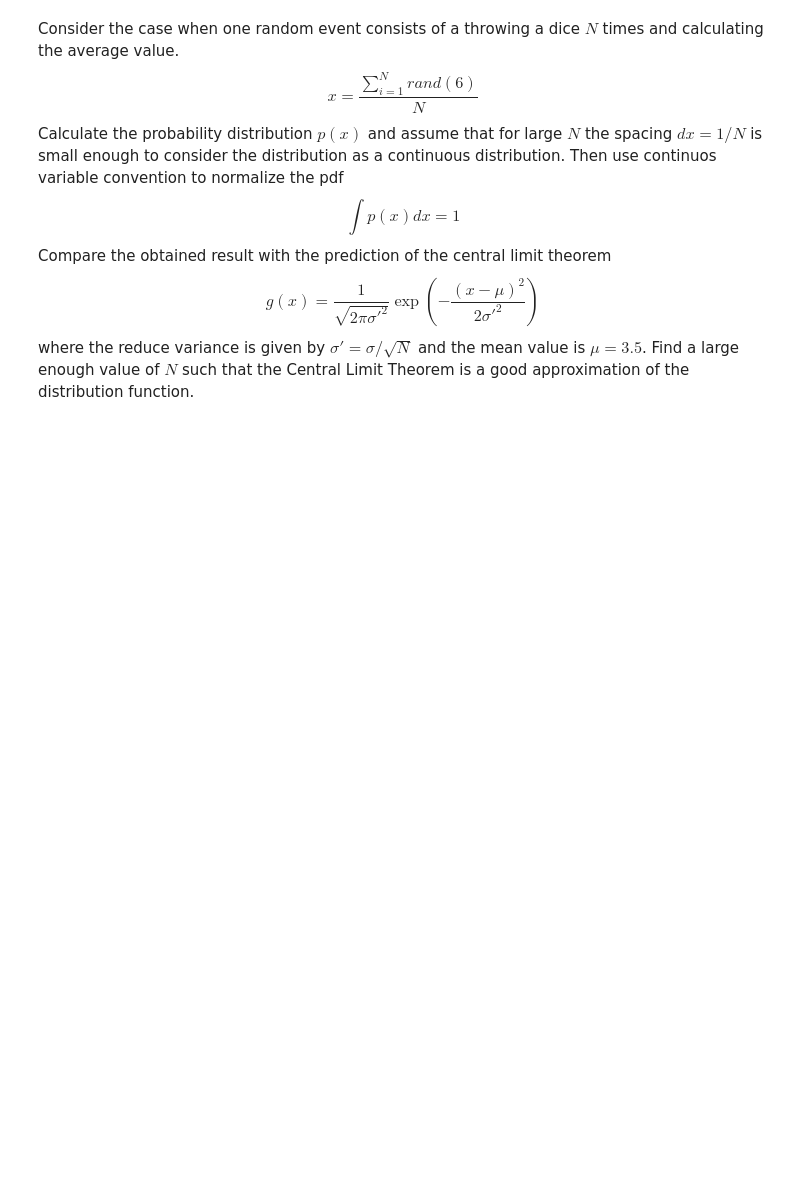
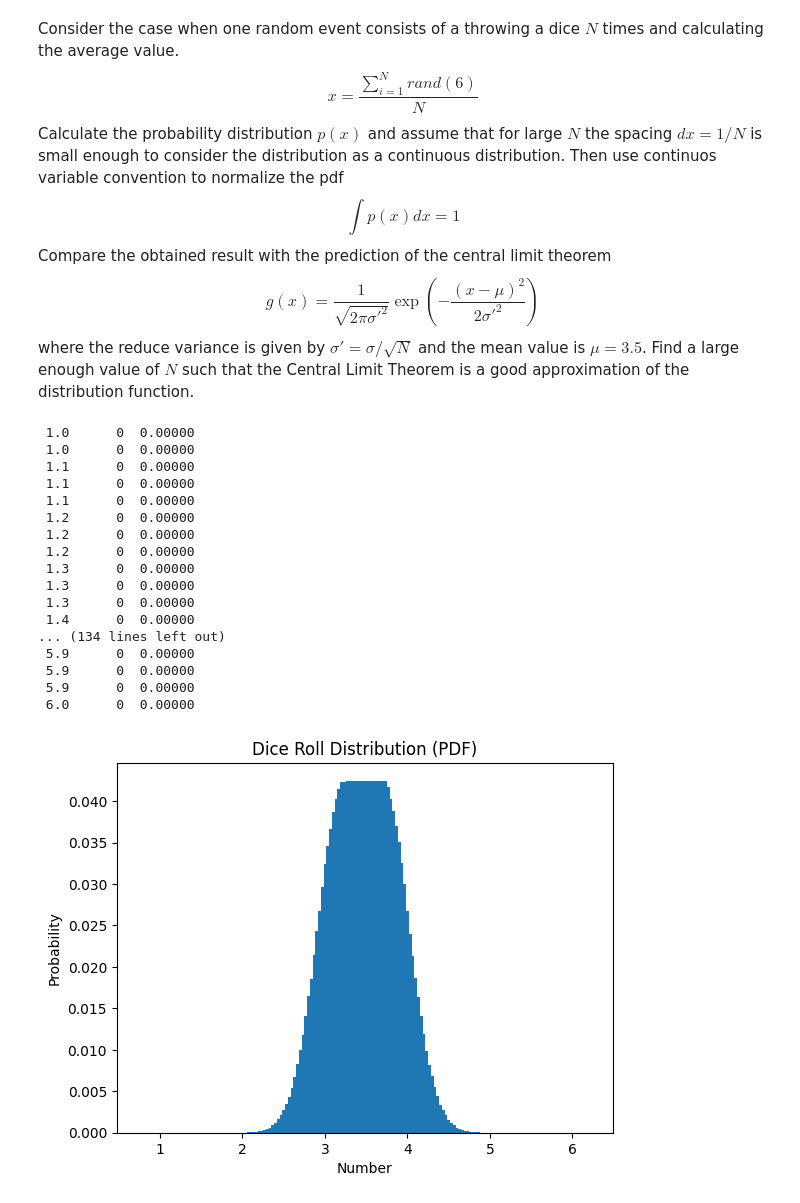
Before and after one commit to giacomocalabria/Stochastic-Methods-UPC, a Jupyter notebook: W1/Untitled-1.ipynb, the cells around one changed output. Cells and saved outputs as stored; diff of their text form; code cells hidden in the pictures; blank space fills up the shorter version.

```diff
--- a/W1/Untitled-1.ipynb
+++ b/W1/Untitled-1.ipynb
@@ -42,6 +49,8 @@ Consider the case when one random event consist of throwind a dice twice. Calcul
 # %%
-import numpy as np
 N = 1000000
+
+# Define the array to store the dice outcomes
+dice_outcome = np.zeros(N)
 
 for i in range(N):
     a = random.randint(1, 6)
@@ -99,3 +94,55 @@ std_dev = np.std(dice_rolls)
+# %%
+N = 1000000
+
+W = 30
+
+# Define the array to store the dice outcomes
+dice_outcome = np.zeros(N)
+dice_rolls = np.zeros(W)
+
+for i in range(N):
+    for j in range(W):
+        dice_rolls[j] = random.randint(1, 6)
+    dice_outcome[i] = np.mean(dice_rolls)
+
+# Define the bin edges
+bin_edges = np.arange(1, 6+1/W, 1/W)
+
+# Count the occurrences of each value
+counts, _ = np.histogram(dice_outcome, bins=bin_edges)
+
+# Normalize the counts as a discrete probability density function (PDF)
+pdf = counts / N
+
+# Print the counts and PDF
+for value, counts, p in zip(bin_edges[:-1], counts, pdf):
+    print(f'{value: .1f} {counts: 6d} {p: .5f}')
+
+# Plot the normalized PDF
+plt.bar(bin_edges[:-1], pdf, width=0.5)
+plt.xlabel('Number')
+plt.ylabel('Probability')
+plt.title('Dice Roll Distribution (PDF)')
+plt.show()
+# %% [output]
+ 1.0      0  0.00000
+ 1.0      0  0.00000
+ 1.1      0  0.00000
+ 1.1      0  0.00000
+ 1.1      0  0.00000
+ 1.2      0  0.00000
+ 1.2      0  0.00000
+ 1.2      0  0.00000
+ 1.3      0  0.00000
+ 1.3      0  0.00000
+ 1.3      0  0.00000
+ 1.4      0  0.00000
+... (134 lines left out)
+ 5.9      0  0.00000
+ 5.9      0  0.00000
+ 5.9      0  0.00000
+ 6.0      0  0.00000
+[figure, added]
 # %% [markdown]
 We wanna now estimate the statistical error associated with such estimation assuming a single dice throwing is used to estimate the mean value $$\mu=\lang x\rang\approx\frac{\sum_{i=1}^Nx_i}{N}$$ and the variance $$\sigma^2=\lang x^2\rang-\lang x\rang^2\approx\frac{\sum_{i=1}^Nx_i^2}{N}-\left(\frac{\sum_{i=1}^Nx_i}{N}\right)^2$$.
 
```
Also changed, not shown: parts of 5 cells of this notebook.
